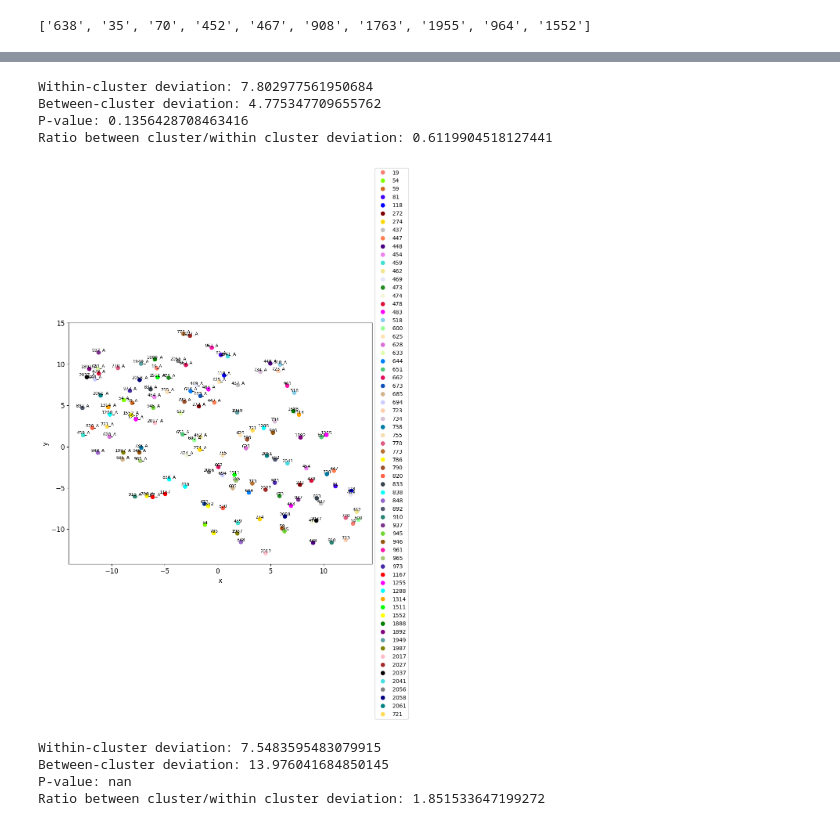
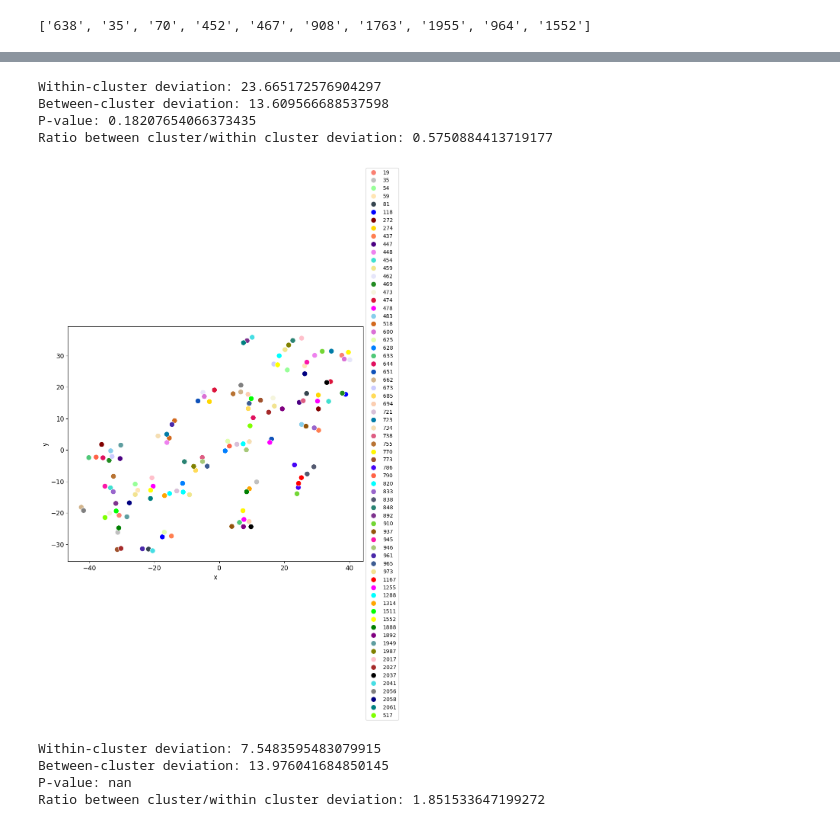
Before and after one commit to kildealab/defaceRT, a Jupyter notebook: Facial_Recognition_Tests.ipynb, the cells around one changed output, grey strips where cells are left out. Cells and saved outputs as stored; diff of their text form; code cells hidden in the pictures.

Commit message:
improved stats for facial recognition tests

```diff
--- a/Facial_Recognition_Tests.ipynb
+++ b/Facial_Recognition_Tests.ipynb
@@ -549,0 +858,8 @@ plot_hist_x3x3([same_list], [diff_list],[anon_list],threshold=optimal_threshold)
+# %%
+from scipy.stats import mannwhitneyu
+
+for grp in ['same','diff','anon']:
+    m = df.loc[(df.group==grp)&(df.gender=='M'),'distance']
+    f = df.loc[(df.group==grp)&(df.gender=='F'),'distance']
+    stat, p = mannwhitneyu(m, f, alternative='two-sided')
+    print(f"{grp}: p = {p:.3f}")
@@ -549,0 +870,8 @@ plot_hist_x3x3([same_list], [diff_list],[anon_list],threshold=optimal_threshold)
+# %%
+from scipy.stats import mannwhitneyu
+
+for grp in ['same','diff','anon']:
+    m = df[(df.group==grp)&(df.gender=='M')].distance
+    f = df[(df.group==grp)&(df.gender=='F')].distance
+    stat, p = mannwhitneyu(m, f, alternative='two-sided')
+    print(grp, 'p-value:', p)
@@ -999,6 +1333,8 @@ print(skip)
 # %% [output]
 ['1552', '1763', '1955', '35', '452', '467', '638', '70', '908', '964']
 # %%
-p='1552'
+p='517'
 a=DeepFace.represent(img_path = PATH+p+"_1"+".png", enforce_detection=True,detector_backend='retinaface',model_name='Facenet512')[0]['embedding']
+b=DeepFace.represent(img_path = PATH+p+"_2"+".png", enforce_detection=True,detector_backend='retinaface',model_name='Facenet512')[0]['embedding']
+A = DeepFace.represent(img_path = PATH+p+"_A"+".png", enforce_detection=True,detector_backend='retinaface',model_name='Facenet512')[0]['embedding']
 # %%
@@ -1089,12 +1425,12 @@ def plot_tsne_clusters(dict_emb, num=['1', '2'], skip=[],perplexity=30,plot=True
             '#DC143C', '#FF00FF', '#87CEEB', '#7FFF00', '#D2691E', '#98FF98', '#FFE5B4', '#DA70D6', '#e1feaf', '#007FFF',
             '#50C878', '#E0115F', '#0F52BA', '#D2B48C', '#CCCCFF', '#FFDB58', '#FBCEB1', '#D8BFD8', '#007BA7', '#F5DEB3',
             '#DE5D83', '#B87333', '#FFF700', '#A0522D', '#4605f6', '#FF6347', '#36454F', '#00FFFF', '#9966CC','#535970',
-            '#2a8373','#7e338e','#73d635','#93550a','#fb17a8','#a6c878','#4a29a9','#3d5c92'
+            '#2a8373','#7e338e','#73d635','#93550a','#fb17a8','#a6c878','#4a29a9','#3d5c92','#f2e390'
         ]
 
         palette = dict(zip(unique_labels, colours[:len(unique_labels)]))
 
-        sns.scatterplot(x='x', y='y', s=75, hue='label', palette=palette, data=df_tsne, ax=ax)
+        sns.scatterplot(x='x', y='y', s=100, hue='label', palette=palette, data=df_tsne, ax=ax)
         x = df_tsne['x'].values
         y = df_tsne['y'].values
 
@@ -1102,7 +1438,7 @@ def plot_tsne_clusters(dict_emb, num=['1', '2'], skip=[],perplexity=30,plot=True
         for i, txt in enumerate(df_tsne['label']):
             if df_tsne['n_labels'][i] == 'A':
                 txt = txt +"_A"
-            plt.text(x[i], y[i], txt, fontsize=8, ha='center', va='bottom')
+            # plt.text(x[i], y[i], txt, fontsize=10, ha='center', va='bottom')
 
 
         ax.legend(loc='center left', bbox_to_anchor=(1, 0.5), fontsize='small')
@@ -1118,11 +1477,11 @@ Ratio between cluster/within cluster deviation: 4.837791919708252
 # %%
-plot_tsne_clusters(emb_dict,['A','2'],skip=skip+['1502'],perplexity=20)
+plot_tsne_clusters(emb_dict,['A','2'],skip=skip+['1502'],perplexity=5)
 # %% [output]
-Within-cluster deviation: 7.802977561950684
-Between-cluster deviation: 4.775347709655762
-P-value: 0.1356428708463416
-Ratio between cluster/within cluster deviation: 0.6119904518127441
+Within-cluster deviation: 23.665172576904297
+Between-cluster deviation: 13.609566688537598
+P-value: 0.18207654066373435
+Ratio between cluster/within cluster deviation: 0.5750884413719177
-[figure, old version]
+[figure, new version]
 # %%
 def get_cluster_dists(num, dict_emb):
     X = []
```
Also changed, not shown: parts of 86 cells of this notebook.
